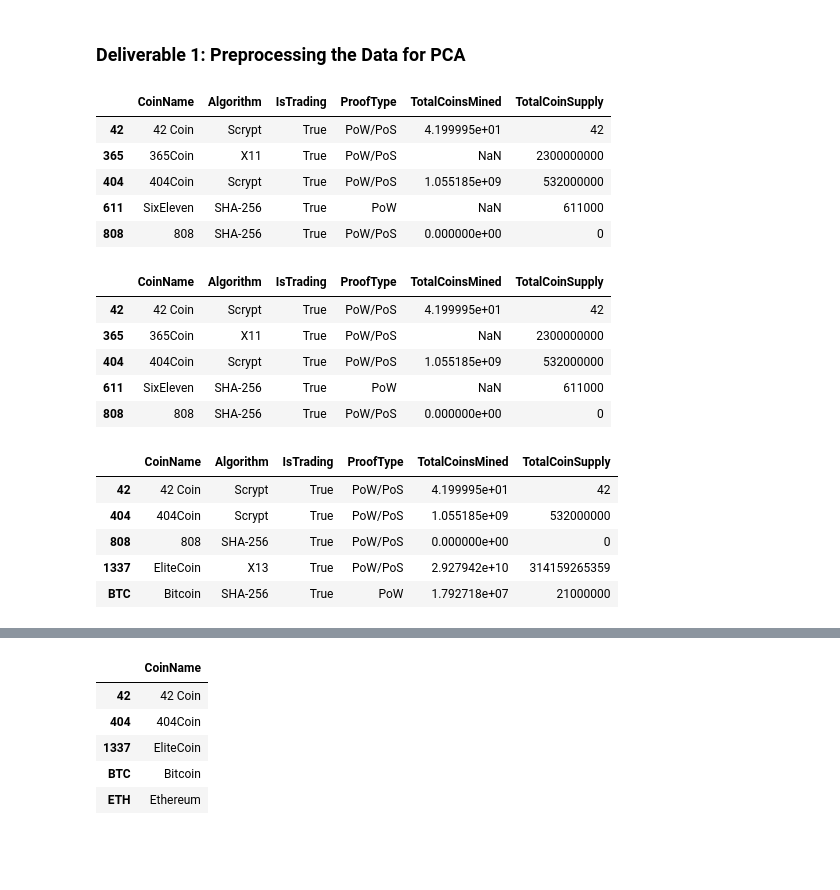
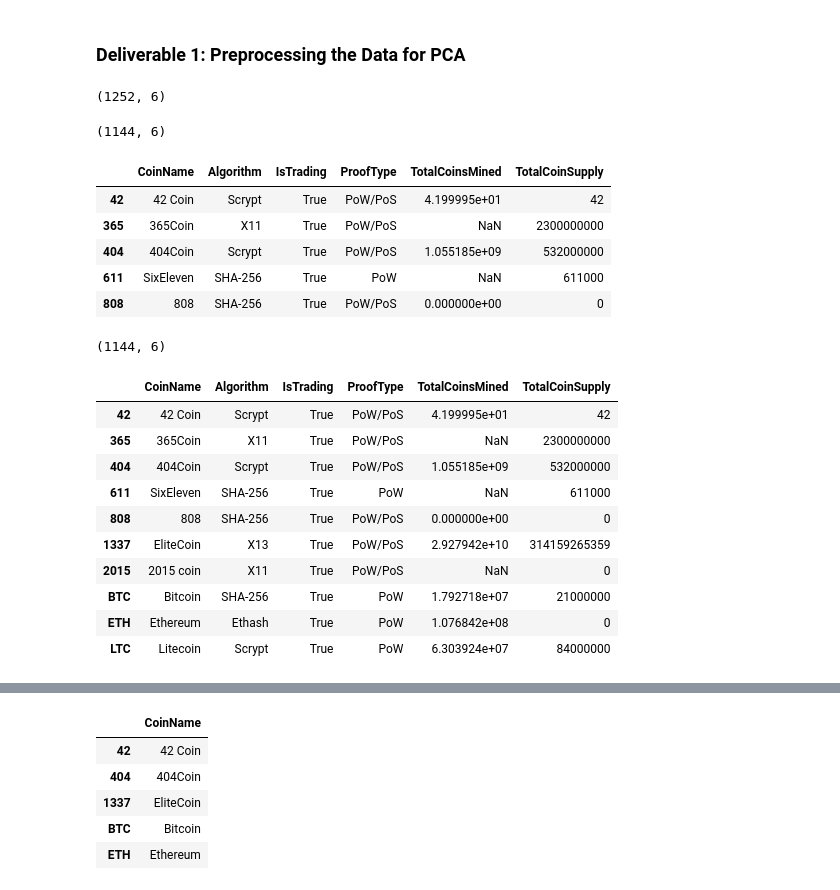
Before and after one commit to zwa004/Categorizing_cryptocurrencies, a Jupyter notebook: Challenge/crypto_clustering_starter_code.ipynb, the cells around one changed output, grey strips where cells are left out. Drawn from its saved outputs; the diff is of its cells as text; code cells hidden in the pictures; blank space fills up the shorter version.

```diff
--- a/Challenge/crypto_clustering_starter_code.ipynb
+++ b/Challenge/crypto_clustering_starter_code.ipynb
@@ -16,18 +16,16 @@ from sklearn.cluster import KMeans
 file_path = 'crypto_data.csv'
 crypto_df = pd.read_csv(file_path, index_col=0)
 crypto_df.head()
+crypto_df.shape
 # %% [output]
-|  | CoinName | Algorithm | IsTrading | ProofType | TotalCoinsMined | TotalCoinSupply |
-| 42 | 42 Coin | Scrypt | True | PoW/PoS | 4.199995e+01 | 42 |
-| 365 | 365Coin | X11 | True | PoW/PoS | NaN | 2300000000 |
-| 404 | 404Coin | Scrypt | True | PoW/PoS | 1.055185e+09 | 532000000 |
-| 611 | SixEleven | SHA-256 | True | PoW | NaN | 611000 |
-| 808 | 808 | SHA-256 | True | PoW/PoS | 0.000000e+00 | 0 |
+(1252, 6)
 # %%
 # Keep all the cryptocurrencies that are being traded.
-crypto_df.drop(crypto_df.index[crypto_df["IsTrading"] == 'False'], inplace=True)
+crypto_df = crypto_df[crypto_df.IsTrading != 0]
+print(crypto_df.shape)
 crypto_df.head()
 # %% [output]
+(1144, 6)
 |  | CoinName | Algorithm | IsTrading | ProofType | TotalCoinsMined | TotalCoinSupply |
 | 42 | 42 Coin | Scrypt | True | PoW/PoS | 4.199995e+01 | 42 |
 | 365 | 365Coin | X11 | True | PoW/PoS | NaN | 2300000000 |
@@ -36,15 +34,22 @@ crypto_df.head()
 | 808 | 808 | SHA-256 | True | PoW/PoS | 0.000000e+00 | 0 |
 # %%
 # Keep all the cryptocurrencies that have a working algorithm.
-crypto_df = crypto_df.dropna()
-crypto_df.head()
+crypto_df = crypto_df[crypto_df.Algorithm.isna() == False]
+print(crypto_df.shape)
+crypto_df.head(10)
 # %% [output]
+(1144, 6)
 |  | CoinName | Algorithm | IsTrading | ProofType | TotalCoinsMined | TotalCoinSupply |
 | 42 | 42 Coin | Scrypt | True | PoW/PoS | 4.199995e+01 | 42 |
+| 365 | 365Coin | X11 | True | PoW/PoS | NaN | 2300000000 |
 | 404 | 404Coin | Scrypt | True | PoW/PoS | 1.055185e+09 | 532000000 |
+| 611 | SixEleven | SHA-256 | True | PoW | NaN | 611000 |
 | 808 | 808 | SHA-256 | True | PoW/PoS | 0.000000e+00 | 0 |
 | 1337 | EliteCoin | X13 | True | PoW/PoS | 2.927942e+10 | 314159265359 |
+| 2015 | 2015 coin | X11 | True | PoW/PoS | NaN | 0 |
 | BTC | Bitcoin | SHA-256 | True | PoW | 1.792718e+07 | 21000000 |
+| ETH | Ethereum | Ethash | True | PoW | 1.076842e+08 | 0 |
+| LTC | Litecoin | Scrypt | True | PoW | 6.303924e+07 | 84000000 |
 # %%
 # Remove the "IsTrading" column.
 crypto_df = crypto_df.drop(['IsTrading'], axis=1)
```
Also changed, not shown: parts of 19 cells of this notebook.
